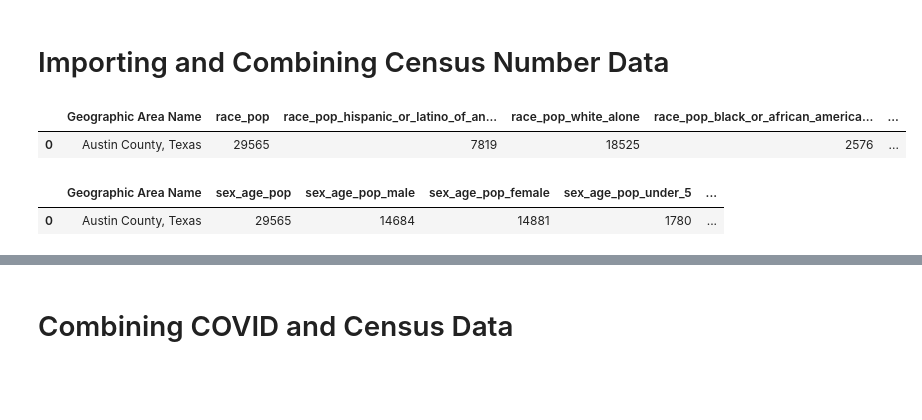
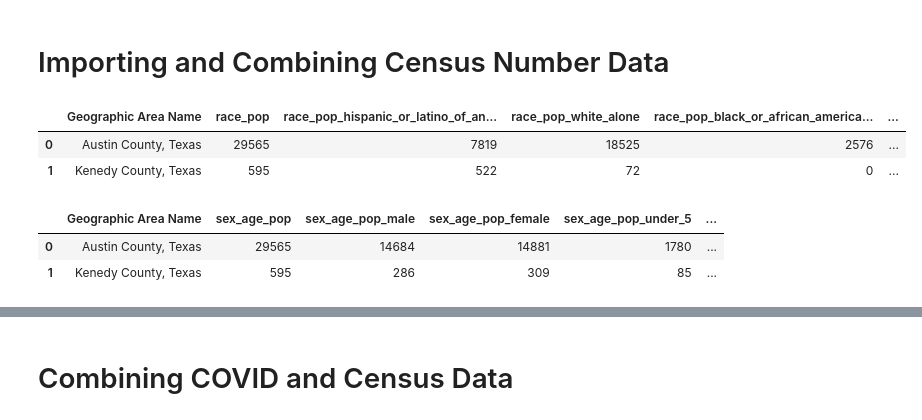
Before and after one commit to cxclark/covid19-analysis, a Jupyter notebook: code/03_data_combining_5_states.ipynb, the cells around one changed output, grey strips where cells are left out. Cells and saved outputs as stored; diff of their text form; code cells hidden in the pictures; blank space fills up the shorter version.

```diff
--- a/code/03_data_combining_5_states.ipynb
+++ b/code/03_data_combining_5_states.ipynb
@@ -132,15 +136,17 @@ inc = pd.read_csv('../data/preprocessing/cleaned_dp03_income_five_states.csv')
 obes = pd.read_csv('../data/preprocessing/cleaned_obesity_five_states.csv')
 # %%
 # Display the first few rows of data.
-race.head(1)
+race.head(2)
 # %% [output]
 |  | Geographic Area Name | race_pop | race_pop_hispanic_or_latino_of_an... | race_pop_white_alone | race_pop_black_or_african_america... | ... |
 | 0 | Austin County, Texas | 29565 | 7819 | 18525 | 2576 | ... |
+| 1 | Kenedy County, Texas | 595 | 522 | 72 | 0 | ... |
 # %%
 # Display the first few rows of data.
-sa.head(1)
+sa.head(2)
 # %% [output]
 |  | Geographic Area Name | sex_age_pop | sex_age_pop_male | sex_age_pop_female | sex_age_pop_under_5 | ... |
 | 0 | Austin County, Texas | 29565 | 14684 | 14881 | 1780 | ... |
+| 1 | Kenedy County, Texas | 595 | 286 | 309 | 85 | ... |
 # %%
 # Display the first few rows of data.
```
Also changed, not shown: parts of 22 cells of this notebook, 39 other files.
